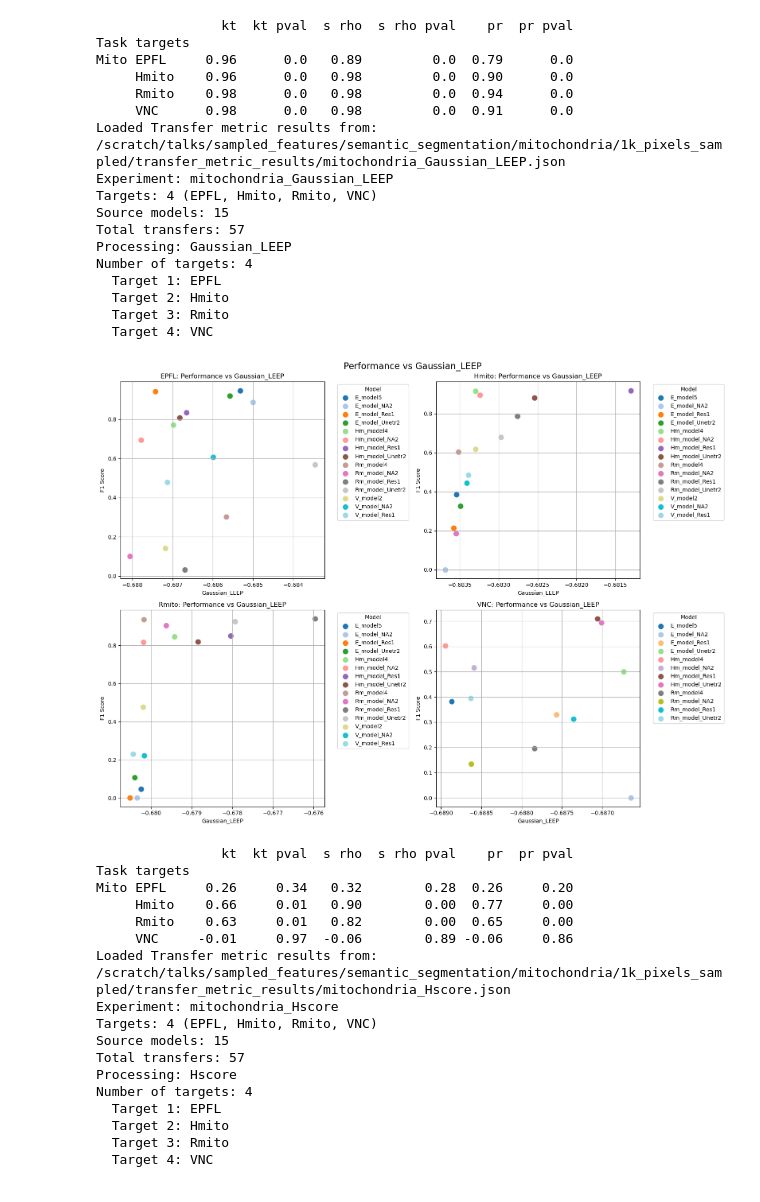
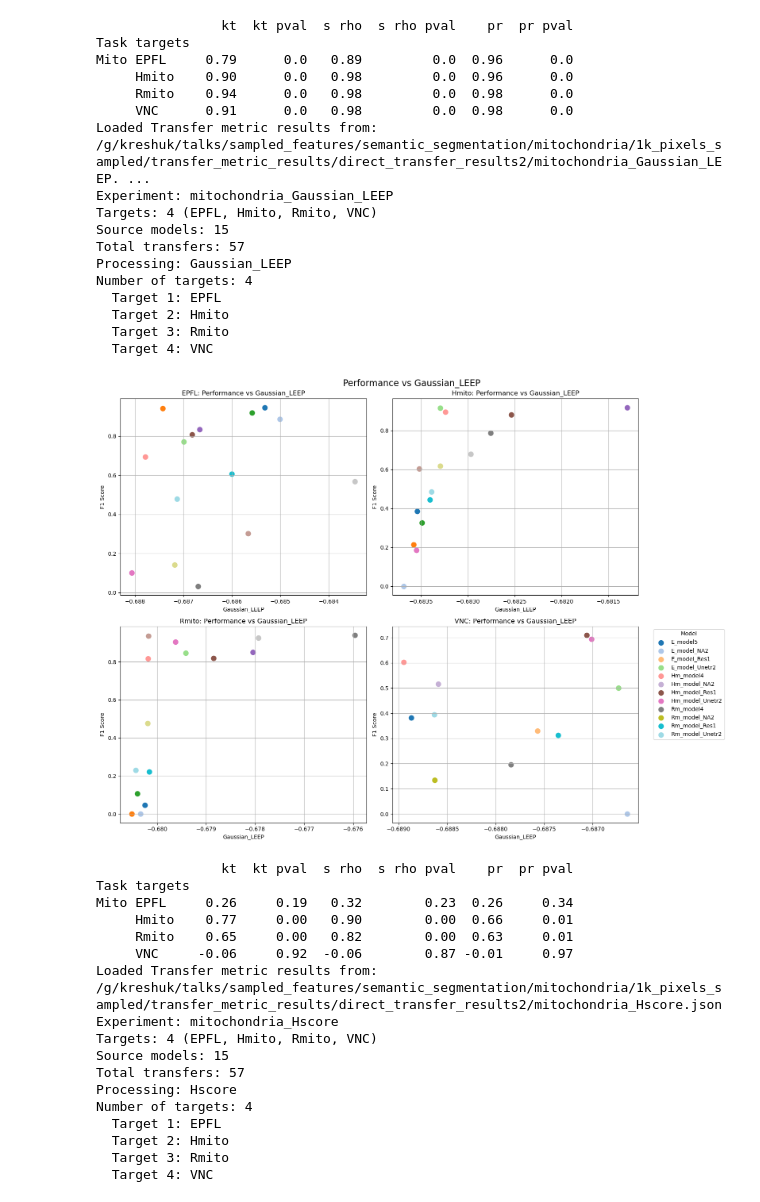
Before and after one commit to kreshuklab/model_ranking, a Jupyter notebook: notebooks/model_selection/transfer_metrics/direct_transfer/transfer_metrics_vs_F1_segmentation.ipynb, the cells around one changed output. Drawn from its saved outputs; the diff is of its cells as text; code cells hidden in the pictures.

```diff
--- a/notebooks/model_selection/transfer_metrics/direct_transfer/transfer_metrics_vs_F1_segmentation.ipynb
+++ b/notebooks/model_selection/transfer_metrics/direct_transfer/transfer_metrics_vs_F1_segmentation.ipynb
@@ -12,5 +12,6 @@ INFO: P [MainThread] 2025-08-21 10:41:35,594 plantseg - Logger configured at ini
 # %%
-base_path = Path("/scratch/talks/sampled_features/semantic_segmentation/mitochondria/1k_pixels_sampled/transfer_metric_results")
+#base_path = Path("/scratch/talks/sampled_features/semantic_segmentation/mitochondria/1k_pixels_sampled/transfer_metric_results")
+base_path = Path("/g/kreshuk/talks/sampled_features/semantic_segmentation/mitochondria/1k_pixels_sampled/transfer_metric_results/direct_transfer_results2")
 transfer_metrics = ["GBC", "LEEP", "Gaussian_LEEP", "Hscore", "Regularized_Hscore", "NCTI", "LogME"]
 
 for transfer_metric in transfer_metrics:
@@ -65,28 +66,28 @@ Number of targets: 4
                 kt  kt pval  s rho  s rho pval    pr  pr pval
 Task targets
-Mito EPFL     0.96      0.0   0.89         0.0  0.79      0.0
-     Hmito    0.96      0.0   0.98         0.0  0.90      0.0
-     Rmito    0.98      0.0   0.98         0.0  0.94      0.0
-     VNC      0.98      0.0   0.98         0.0  0.91      0.0
-Loaded Transfer metric results from: /scratch/talks/sampled_features/semantic_segmentation/mitochondria/1k_pixels_sampled/transfer_metric_results/mitochondria_Gaussian_LEEP.json
+Mito EPFL     0.79      0.0   0.89         0.0  0.96      0.0
+     Hmito    0.90      0.0   0.98         0.0  0.96      0.0
+     Rmito    0.94      0.0   0.98         0.0  0.98      0.0
+     VNC      0.91      0.0   0.98         0.0  0.98      0.0
+Loaded Transfer metric results from: /g/kreshuk/talks/sampled_features/semantic_segmentation/mitochondria/1k_pixels_sampled/transfer_metric_results/direct_transfer_results2/mitochondria_Gaussian_LEEP. ...
 Experiment: mitochondria_Gaussian_LEEP
 Targets: 4 (EPFL, Hmito, Rmito, VNC)
 Source models: 15
 Total transfers: 57
 Processing: Gaussian_LEEP
 Number of targets: 4
   Target 1: EPFL
   Target 2: Hmito
   Target 3: Rmito
   Target 4: VNC
-[figure, old version]
+[figure, new version]
                 kt  kt pval  s rho  s rho pval    pr  pr pval
 Task targets
-Mito EPFL     0.26     0.34   0.32        0.28  0.26     0.20
-     Hmito    0.66     0.01   0.90        0.00  0.77     0.00
-     Rmito    0.63     0.01   0.82        0.00  0.65     0.00
-     VNC     -0.01     0.97  -0.06        0.89 -0.06     0.86
-Loaded Transfer metric results from: /scratch/talks/sampled_features/semantic_segmentation/mitochondria/1k_pixels_sampled/transfer_metric_results/mitochondria_Hscore.json
+Mito EPFL     0.26     0.19   0.32        0.23  0.26     0.34
+     Hmito    0.77     0.00   0.90        0.00  0.66     0.01
+     Rmito    0.65     0.00   0.82        0.00  0.63     0.01
+     VNC     -0.06     0.92  -0.06        0.87 -0.01     0.97
+Loaded Transfer metric results from: /g/kreshuk/talks/sampled_features/semantic_segmentation/mitochondria/1k_pixels_sampled/transfer_metric_results/direct_transfer_results2/mitochondria_Hscore.json
 Experiment: mitochondria_Hscore
 Targets: 4 (EPFL, Hmito, Rmito, VNC)
 Source models: 15
```
Also changed, not shown: parts of 2 cells of this notebook.
